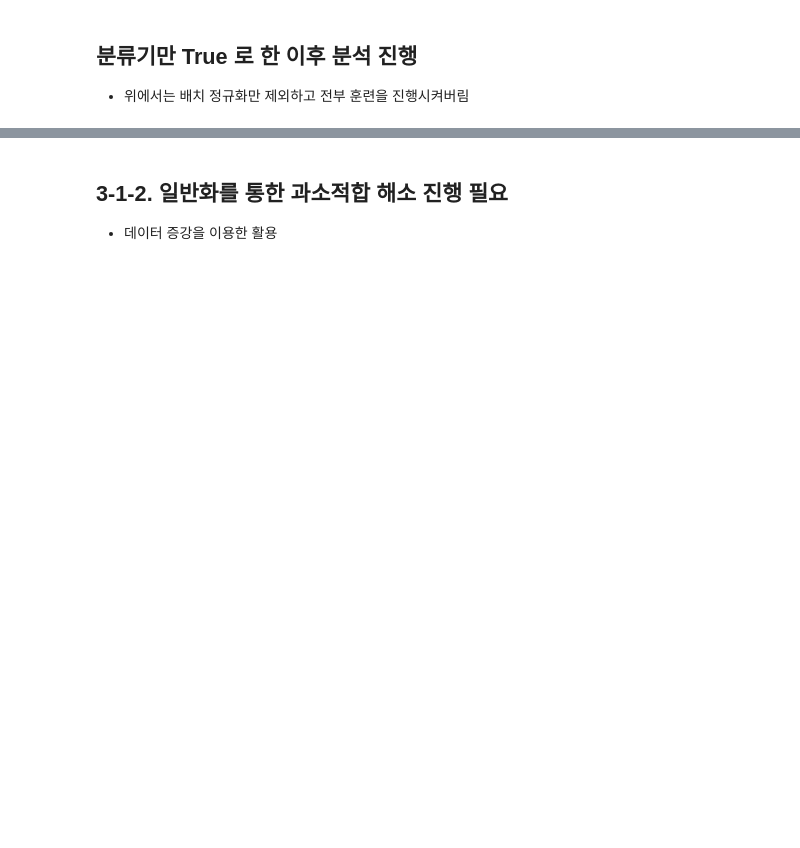
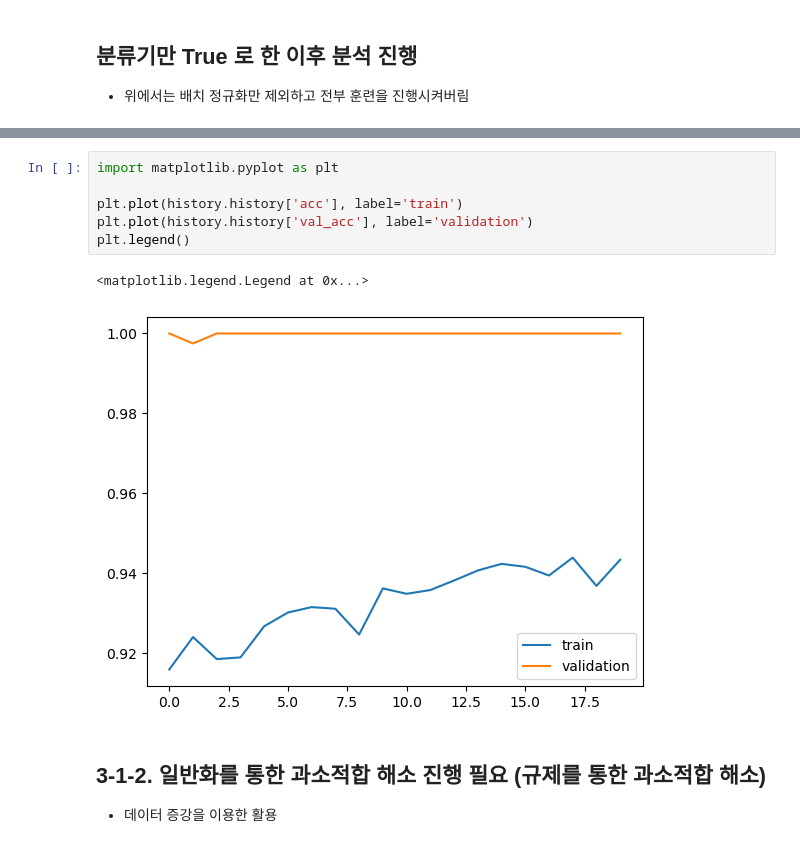
Before and after one commit to kimgusan/Deep_learning, a Jupyter notebook: f_pretrained_model/z_project03_01.ipynb, the cells around one changed output, grey strips where cells are left out. Drawn from its saved outputs; the diff is of its cells as text; blank space fills up the shorter version.

```diff
--- a/f_pretrained_model/z_project03_01.ipynb
+++ b/f_pretrained_model/z_project03_01.ipynb
@@ -593,3 +725,12 @@ model, history = fine_tune((train_file_paths, train_targets,
+# %%
+import matplotlib.pyplot as plt
+
+plt.plot(history.history['acc'], label='train')
+plt.plot(history.history['val_acc'], label='validation')
+plt.legend()
+# %% [output]
+<matplotlib.legend.Legend at 0x...>
+[figure, added]
 # %% [markdown]
-## 3-1-2. 일반화를 통한 과소적합 해소 진행 필요
+## 3-1-2. 일반화를 통한 과소적합 해소 진행 필요 (규제를 통한 과소적합 해소)
 - 데이터 증강을 이용한 활용
```
Also changed, not shown: parts of 73 cells of this notebook, 7 other files.
